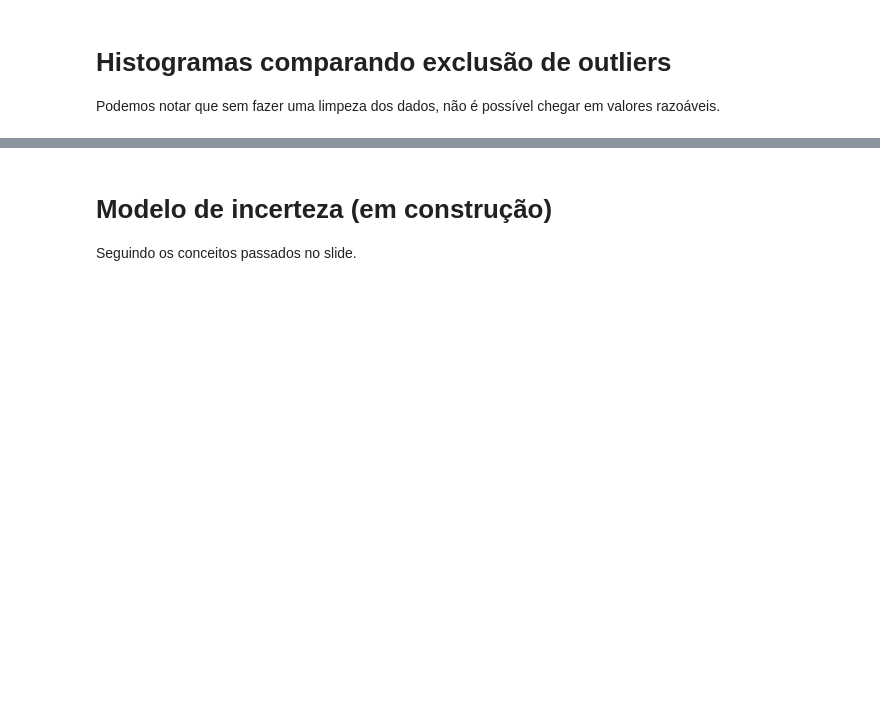
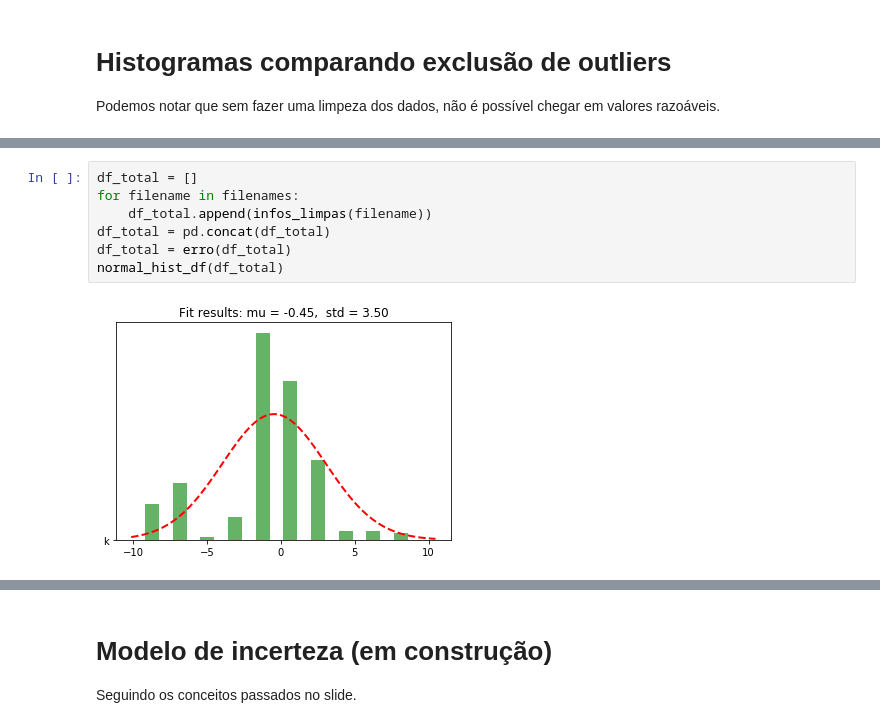
Before and after one commit to fsfelix/mac0318, a Jupyter notebook: Projeto9/Projeto 9.ipynb, the cells around one changed output, grey strips where cells are left out. Cells and saved outputs as stored; diff of their text form; blank space fills up the shorter version.

```diff
--- a/Projeto9/Projeto 9.ipynb
+++ b/Projeto9/Projeto 9.ipynb
@@ -151,0 +157,9 @@ for filename in filenames:
+# %%
+df_total = []
+for filename in filenames:
+    df_total.append(infos_limpas(filename))
+df_total = pd.concat(df_total)
+df_total = erro(df_total)
+normal_hist_df(df_total)
+# %% [output]
+[figure, added]
```
Also changed, not shown: parts of 14 cells of this notebook.
